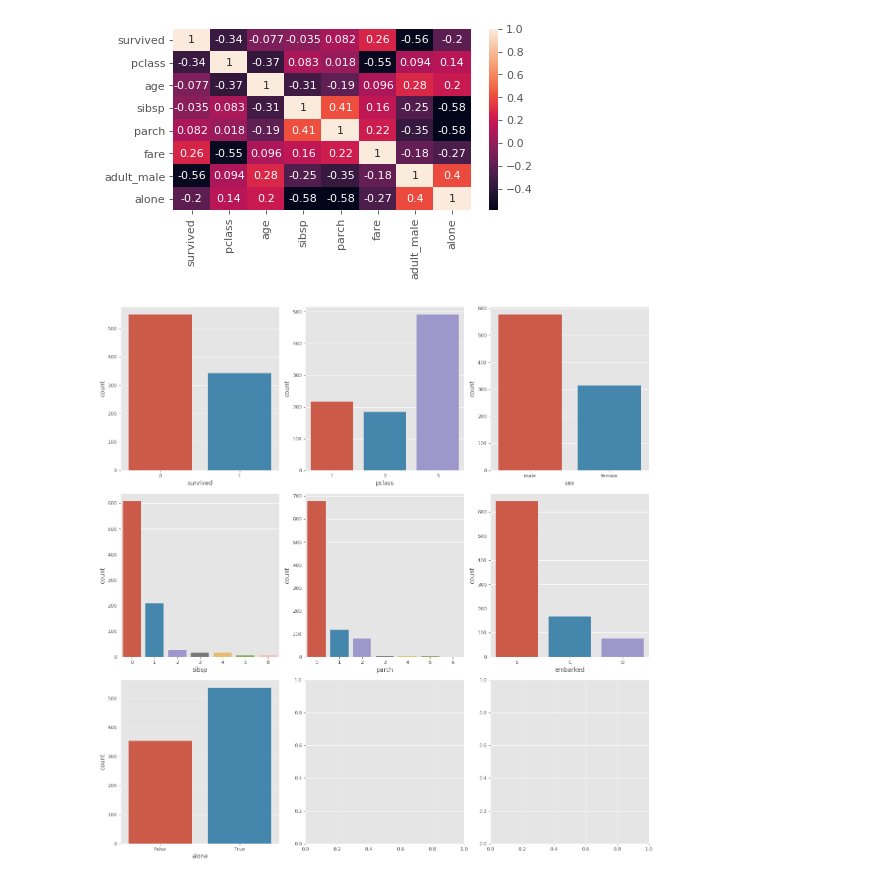
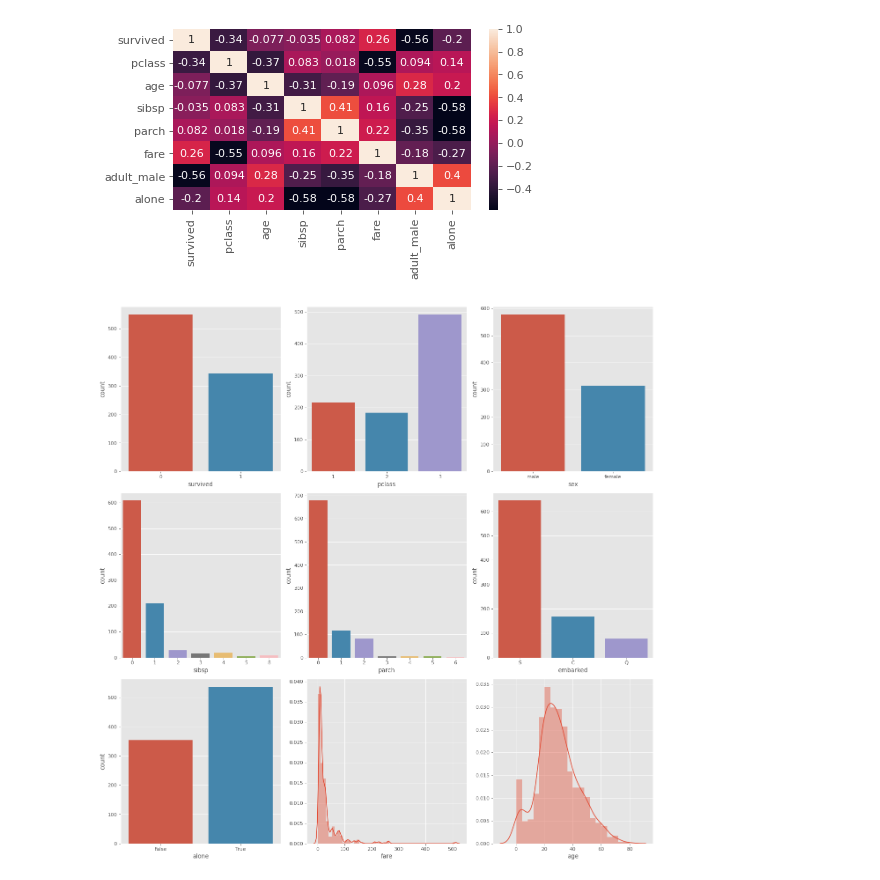
Before and after one commit to fadilparves/EDA, a Jupyter notebook: eda_titanic/titanic_eda.ipynb, the cells around one changed output. Drawn from its saved outputs; the diff is of its cells as text; code cells hidden in the pictures.

```diff
--- a/eda_titanic/titanic_eda.ipynb
+++ b/eda_titanic/titanic_eda.ipynb
@@ -84,14 +84,14 @@ sns.heatmap(corrmat, annot=True)
 # %%
 fig, ax = plt.subplots(3, 3, figsize=(16,16))
 sns.countplot('survived', data=titanic, ax=ax[0][0])
 sns.countplot('pclass', data=titanic, ax=ax[0][1])
 sns.countplot('sex', data=titanic, ax=ax[0][2])
 sns.countplot('sibsp', data=titanic, ax=ax[1][0])
 sns.countplot('parch', data=titanic, ax=ax[1][1])
 sns.countplot('embarked', data=titanic, ax=ax[1][2])
 sns.countplot('alone', data=titanic, ax=ax[2][0])
 sns.distplot(titanic['fare'], kde=True, ax=ax[2][1])
-sns.distplot(titanic['fare'], kde=True, ax=ax[2][2])
+sns.distplot(titanic['age'], kde=True, ax=ax[2][2])
 plt.tight_layout()
 # %% [output]
-[figure, old version]
+[figure, new version]
```
